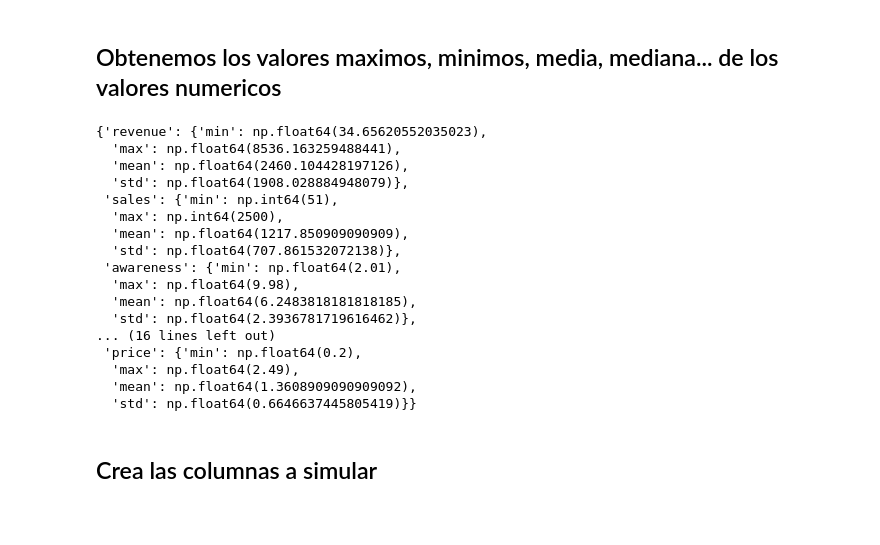
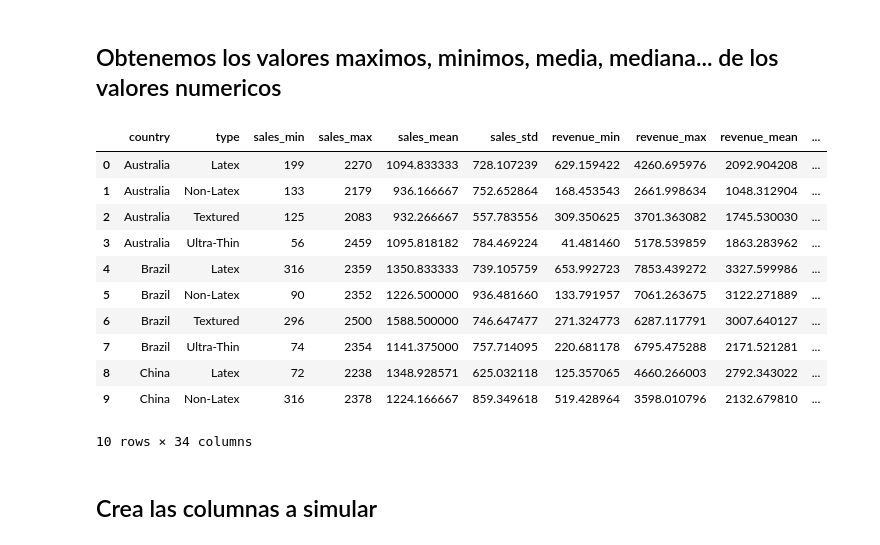
Before and after one commit to g3rrarrd/Proyecto_teoria_unah, a Jupyter notebook: Proyecto/condon.ipynb, the cells around one changed output. Drawn from its saved outputs; the diff is of its cells as text; code cells hidden in the pictures; blank space fills up the shorter version.

```diff
--- a/Proyecto/condon.ipynb
+++ b/Proyecto/condon.ipynb
@@ -131,0 +165,3 @@ pd_con_out
+# %%
+df_bound = reducirData(col_num, df_bound)
+df_bound.shape[0]
@@ -167,37 +224,40 @@ probs
 # %% [markdown]
 ## Obtenemos los valores maximos, minimos, media, mediana... de los valores numericos
 # %%
-def getDic(columns, df):
-    dic = {}
-    for column in columns:
-        dic[column] = {}
-        dic[column]["min"] = df[column].min()
-        dic[column]["max"] = df[column].max()
-        dic[column]["mean"] = df[column].mean()
-        dic[column]["std"] = df[column].std()
-    return dic
+def getValForSim(columns):
+    summ_agregations = {}
+    cols_sum = []
+    for c in columns:
+        summ_agregations[c] = ['min', 'max', 'mean', 'std']
+        cols_sum.append(f"{c}_min")
+        cols_sum.append(f"{c}_max")
+        cols_sum.append(f"{c}_mean")
+        cols_sum.append(f"{c}_std")
+
+    return [summ_agregations, cols_sum];
 # %%
-pd_tp = pd_con_out.sort_values(by="atp_sup", ascending=False)
-dic_tp = getDic(pd_tp["columns"].to_list(), df_con)
-dic_tp
+data = getValForSim(col_num)
+
+df_sum = df_clean.groupby(
+    col_cat
+    , as_index = False
+).agg(data[0])
-# %% [output]
-{'revenue': {'min': np.float64(34.65620552035023),
-  'max': np.float64(8536.163259488441),
-  'mean': np.float64(2460.104428197126),
-  'std': np.float64(1908.028884948079)},
- 'sales': {'min': np.int64(51),
-  'max': np.int64(2500),
-  'mean': np.float64(1217.850909090909),
-  'std': np.float64(707.861532072138)},
- 'awareness': {'min': np.float64(2.01),
-  'max': np.float64(9.98),
-  'mean': np.float64(6.2483818181818185),
-  'std': np.float64(2.3936781719616462)},
-... (16 lines left out)
- 'price': {'min': np.float64(0.2),
-  'max': np.float64(2.49),
-  'mean': np.float64(1.3608909090909092),
-  'std': np.float64(0.6646637445805419)}}
+# %%
+df_sum.columns = col_cat + data[1]
+df_sum.head(10)
+# %% [output]
+|  | country | type | sales_min | sales_max | sales_mean | sales_std | revenue_min | revenue_max | revenue_mean | ... |
+| 0 | Australia | Latex | 199 | 2270 | 1094.833333 | 728.107239 | 629.159422 | 4260.695976 | 2092.904208 | ... |
+| 1 | Australia | Non-Latex | 133 | 2179 | 936.166667 | 752.652864 | 168.453543 | 2661.998634 | 1048.312904 | ... |
+| 2 | Australia | Textured | 125 | 2083 | 932.266667 | 557.783556 | 309.350625 | 3701.363082 | 1745.530030 | ... |
+| 3 | Australia | Ultra-Thin | 56 | 2459 | 1095.818182 | 784.469224 | 41.481460 | 5178.539859 | 1863.283962 | ... |
+| 4 | Brazil | Latex | 316 | 2359 | 1350.833333 | 739.105759 | 653.992723 | 7853.439272 | 3327.599986 | ... |
+| 5 | Brazil | Non-Latex | 90 | 2352 | 1226.500000 | 936.481660 | 133.791957 | 7061.263675 | 3122.271889 | ... |
+| 6 | Brazil | Textured | 296 | 2500 | 1588.500000 | 746.647477 | 271.324773 | 6287.117791 | 3007.640127 | ... |
+| 7 | Brazil | Ultra-Thin | 74 | 2354 | 1141.375000 | 757.714095 | 220.681178 | 6795.475288 | 2171.521281 | ... |
+| 8 | China | Latex | 72 | 2238 | 1348.928571 | 625.032118 | 125.357065 | 4660.266003 | 2792.343022 | ... |
+| 9 | China | Non-Latex | 316 | 2378 | 1224.166667 | 859.349618 | 519.428964 | 3598.010796 | 2132.679810 | ... |
+10 rows × 34 columns
 # %% [markdown]
 ## Crea las columnas a simular
 # %%
```
Also changed, not shown: parts of 22 cells of this notebook, 2 other files.
